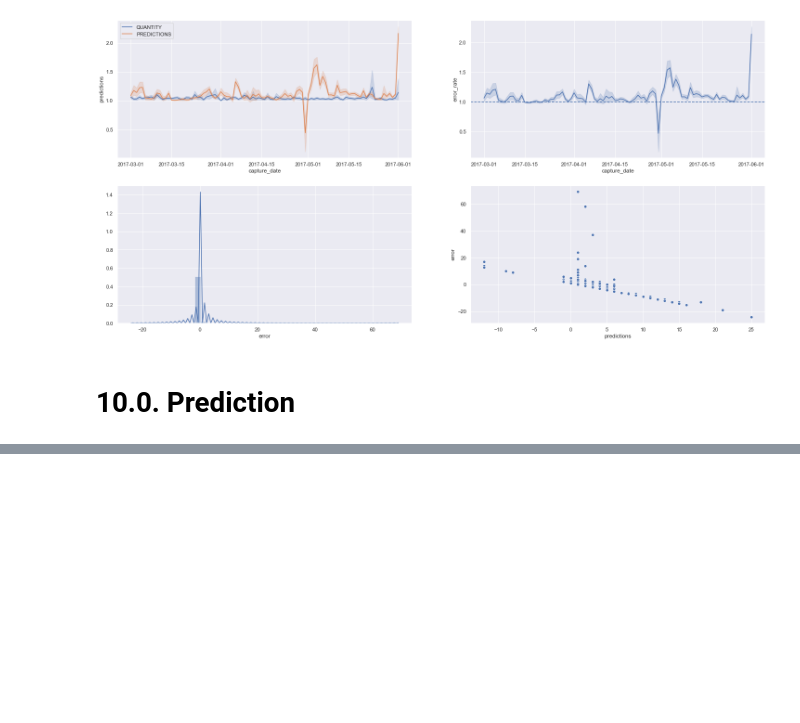
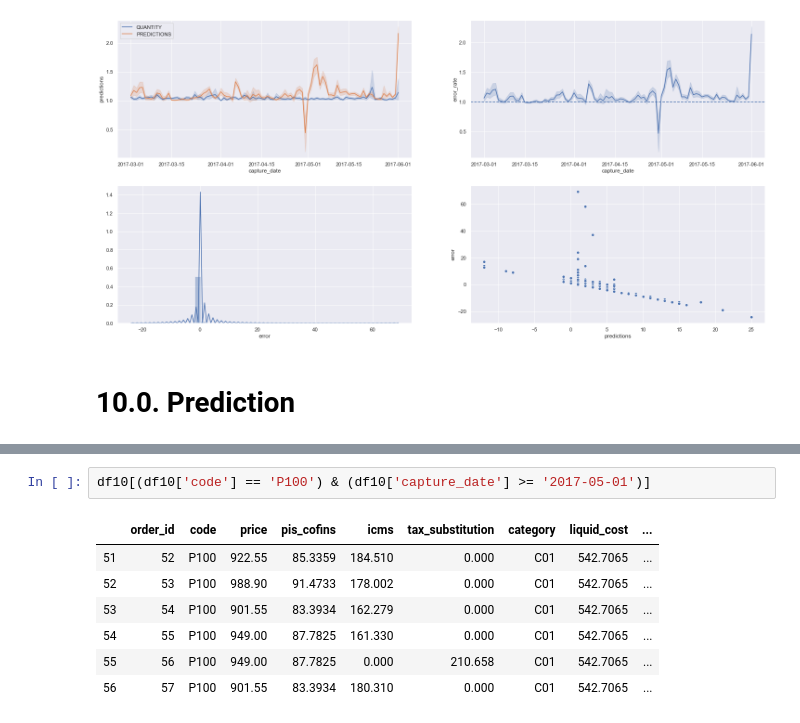
Before and after one commit to Meigarom/Demand-Forecast, a Jupyter notebook: notebooks/Products-Prediction.ipynb, the cells around one changed output, grey strips where cells are left out. Drawn from its saved outputs; the diff is of its cells as text; blank space fills up the shorter version.

```diff
--- a/notebooks/Products-Prediction.ipynb
+++ b/notebooks/Products-Prediction.ipynb
@@ -779,0 +780,10 @@ df10.head()
+# %%
+df10[(df10['code'] == 'P100') & (df10['capture_date'] >= '2017-05-01')]
+# %% [output]
+|  | order_id | code | price | pis_cofins | icms | tax_substitution | category | liquid_cost | ... |
+| 51 | 52 | P100 | 922.55 | 85.3359 | 184.510 | 0.000 | C01 | 542.7065 | ... |
+| 52 | 53 | P100 | 988.90 | 91.4733 | 178.002 | 0.000 | C01 | 542.7065 | ... |
+| 53 | 54 | P100 | 901.55 | 83.3934 | 162.279 | 0.000 | C01 | 542.7065 | ... |
+| 54 | 55 | P100 | 949.00 | 87.7825 | 161.330 | 0.000 | C01 | 542.7065 | ... |
+| 55 | 56 | P100 | 949.00 | 87.7825 | 0.000 | 210.658 | C01 | 542.7065 | ... |
+| 56 | 57 | P100 | 901.55 | 83.3934 | 180.310 | 0.000 | C01 | 542.7065 | ... |
```
Also changed, not shown: parts of 4 cells of this notebook.
